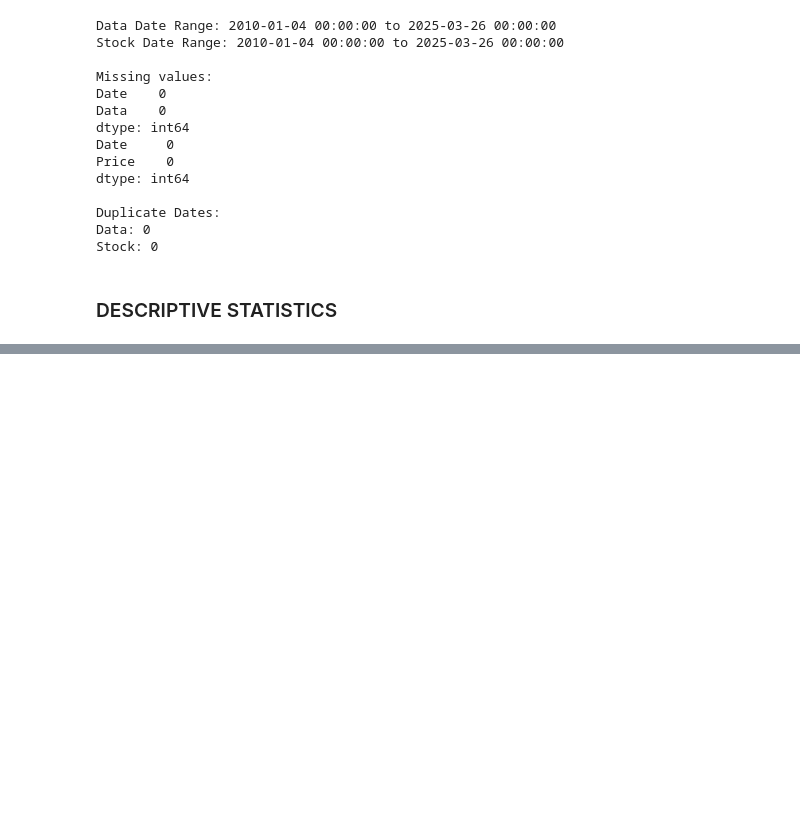
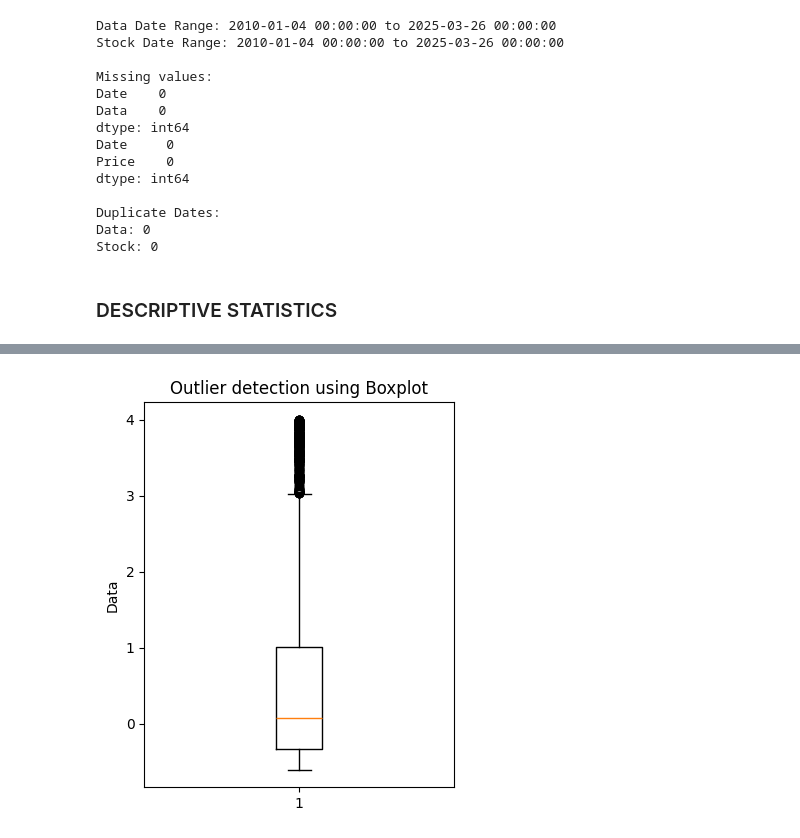
Before and after one commit to abhinavyy/FuturesFirst_Assignment, a Jupyter notebook: DatasetAnalysis.ipynb, the cells around one changed output, grey strips where cells are left out. Saved outputs shown, nothing was run; the diff lists cells and outputs as text; code cells hidden in the pictures; blank space fills up the shorter version.

```diff
--- a/DatasetAnalysis.ipynb
+++ b/DatasetAnalysis.ipynb
@@ -102,0 +114,8 @@ Price: 0.4866788820248833
+# %%
+plt.figure(figsize=(4,5))
+plt.boxplot(dataset_Data["Data"])
+plt.title("Outlier detection using Boxplot")
+plt.ylabel("Data")
+plt.show()
+# %% [output]
+[figure, added]
```
Also changed, not shown: parts of 7 cells of this notebook.
